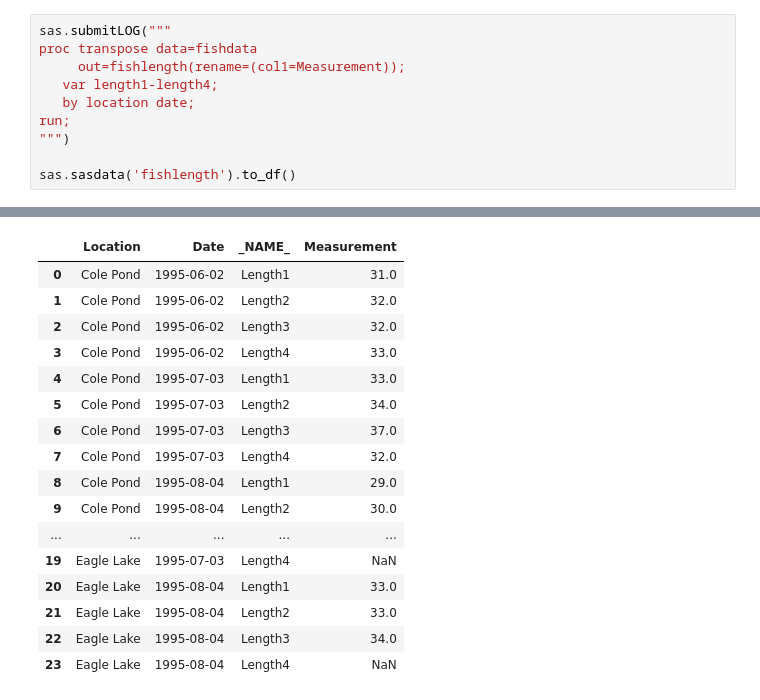
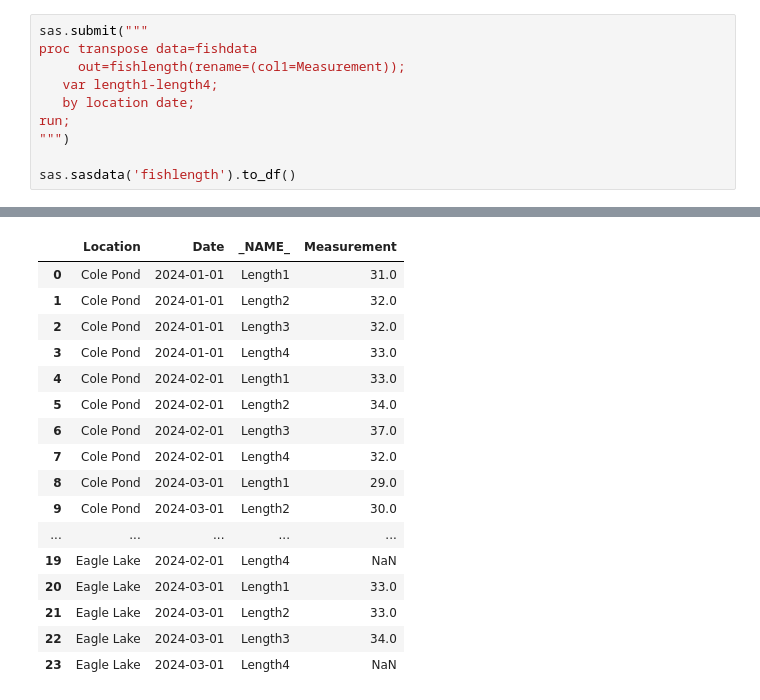
Before and after one commit to 0xdomyz/sas_collection, a Jupyter notebook: data/proc_transpose.ipynb, the cells around one changed output, grey strips where cells are left out. Drawn from its saved outputs; the diff is of its cells as text.

```diff
--- a/data/proc_transpose.ipynb
+++ b/data/proc_transpose.ipynb
@@ -71,5 +131,5 @@ sas.sasdata('fishdata').to_df()
 # %%
-sas.submitLOG("""
+sas.submit("""
 proc transpose data=fishdata
      out=fishlength(rename=(col1=Measurement));
    var length1-length4;
@@ -83,17 +142,17 @@ sas.sasdata('fishlength').to_df()
 |  | Location | Date | _NAME_ | Measurement |
-| 0 | Cole Pond | 1995-06-02 | Length1 | 31.0 |
-| 1 | Cole Pond | 1995-06-02 | Length2 | 32.0 |
-| 2 | Cole Pond | 1995-06-02 | Length3 | 32.0 |
-| 3 | Cole Pond | 1995-06-02 | Length4 | 33.0 |
-| 4 | Cole Pond | 1995-07-03 | Length1 | 33.0 |
-| 5 | Cole Pond | 1995-07-03 | Length2 | 34.0 |
-| 6 | Cole Pond | 1995-07-03 | Length3 | 37.0 |
-| 7 | Cole Pond | 1995-07-03 | Length4 | 32.0 |
-| 8 | Cole Pond | 1995-08-04 | Length1 | 29.0 |
-| 9 | Cole Pond | 1995-08-04 | Length2 | 30.0 |
+| 0 | Cole Pond | 2024-01-01 | Length1 | 31.0 |
+| 1 | Cole Pond | 2024-01-01 | Length2 | 32.0 |
+| 2 | Cole Pond | 2024-01-01 | Length3 | 32.0 |
+| 3 | Cole Pond | 2024-01-01 | Length4 | 33.0 |
+| 4 | Cole Pond | 2024-02-01 | Length1 | 33.0 |
+| 5 | Cole Pond | 2024-02-01 | Length2 | 34.0 |
+| 6 | Cole Pond | 2024-02-01 | Length3 | 37.0 |
+| 7 | Cole Pond | 2024-02-01 | Length4 | 32.0 |
+| 8 | Cole Pond | 2024-03-01 | Length1 | 29.0 |
+| 9 | Cole Pond | 2024-03-01 | Length2 | 30.0 |
 | ... | ... | ... | ... | ... |
-| 19 | Eagle Lake | 1995-07-03 | Length4 | NaN |
-| 20 | Eagle Lake | 1995-08-04 | Length1 | 33.0 |
-| 21 | Eagle Lake | 1995-08-04 | Length2 | 33.0 |
-| 22 | Eagle Lake | 1995-08-04 | Length3 | 34.0 |
-| 23 | Eagle Lake | 1995-08-04 | Length4 | NaN |
+| 19 | Eagle Lake | 2024-02-01 | Length4 | NaN |
+| 20 | Eagle Lake | 2024-03-01 | Length1 | 33.0 |
+| 21 | Eagle Lake | 2024-03-01 | Length2 | 33.0 |
+| 22 | Eagle Lake | 2024-03-01 | Length3 | 34.0 |
+| 23 | Eagle Lake | 2024-03-01 | Length4 | NaN |
```
Also changed, not shown: parts of 9 cells of this notebook.
